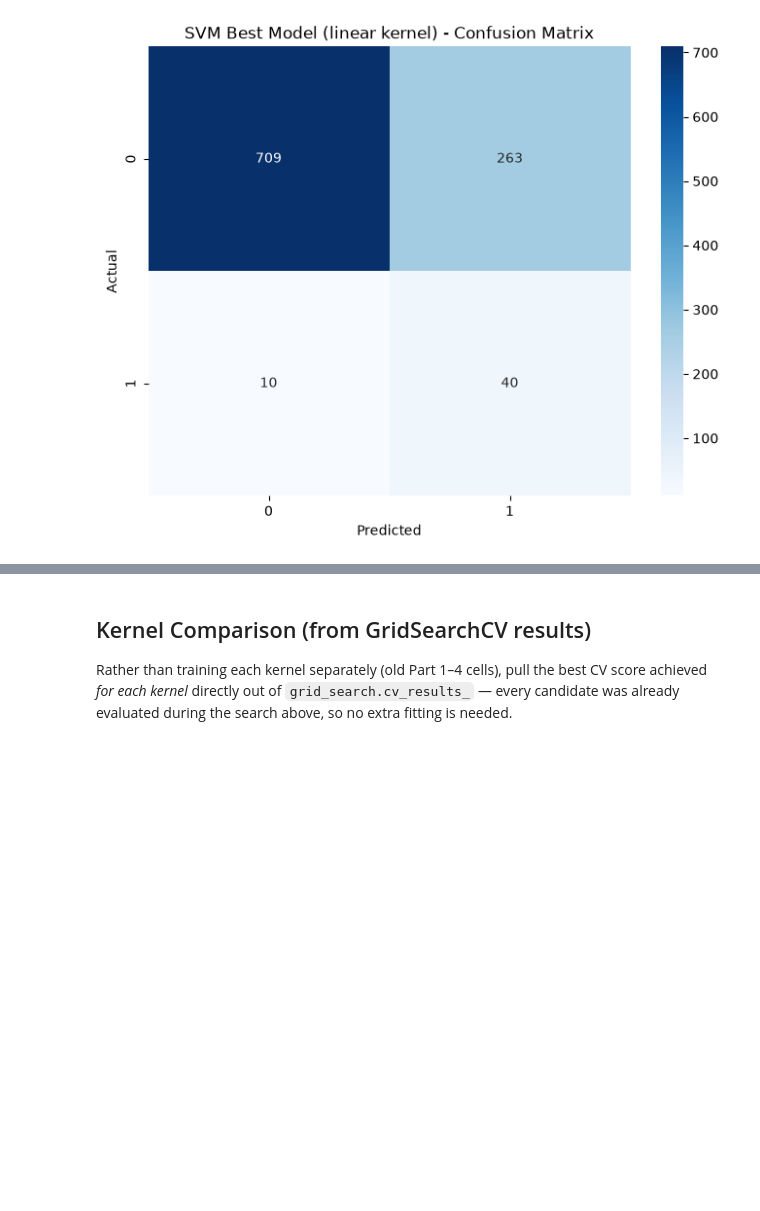
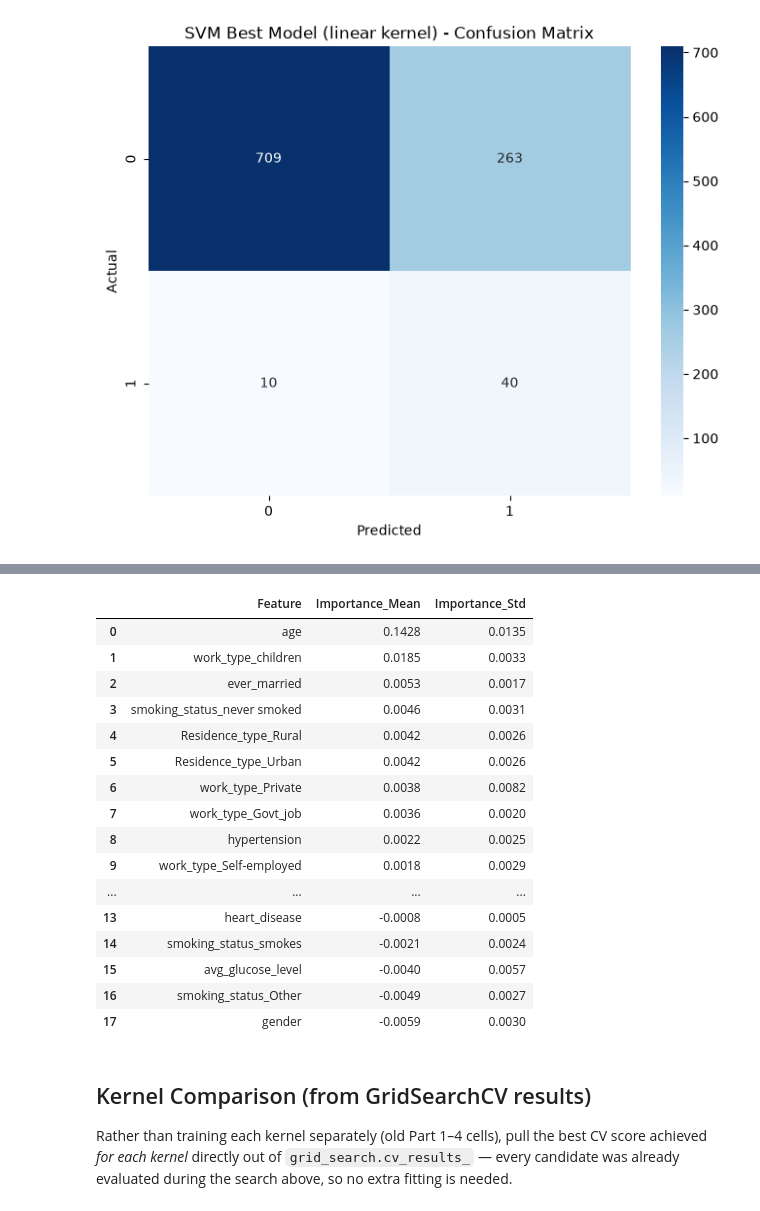
Before and after one commit to bn1ce/stroke_prediction, a Jupyter notebook: SVM.ipynb, the cells around one changed output, grey strips where cells are left out. Cells and saved outputs as stored; diff of their text form; code cells hidden in the pictures; blank space fills up the shorter version.

```diff
--- a/SVM.ipynb
+++ b/SVM.ipynb
@@ -522,3 +621,41 @@ plt.show()
+# %%
+from sklearn.inspection import permutation_importance
+
+perm_result = permutation_importance(
+    best_model,
+    X_test,
+    y_test,
+    scoring="f1",          # matches the metric used to select the best model in GridSearchCV
+    n_repeats=20,
+    random_state=42,
+    n_jobs=-1
+)
+
+perm_importance_df = pd.DataFrame({
+    "Feature": X_test.columns,
+    "Importance_Mean": perm_result.importances_mean,
+    "Importance_Std": perm_result.importances_std
+}).sort_values("Importance_Mean", ascending=False).reset_index(drop=True)
+
+perm_importance_df.round(4)
+# %% [output]
+|  | Feature | Importance_Mean | Importance_Std |
+| 0 | age | 0.1428 | 0.0135 |
+| 1 | work_type_children | 0.0185 | 0.0033 |
+| 2 | ever_married | 0.0053 | 0.0017 |
+| 3 | smoking_status_never smoked | 0.0046 | 0.0031 |
+| 4 | Residence_type_Rural | 0.0042 | 0.0026 |
+| 5 | Residence_type_Urban | 0.0042 | 0.0026 |
+| 6 | work_type_Private | 0.0038 | 0.0082 |
+| 7 | work_type_Govt_job | 0.0036 | 0.0020 |
+| 8 | hypertension | 0.0022 | 0.0025 |
+| 9 | work_type_Self-employed | 0.0018 | 0.0029 |
+| ... | ... | ... | ... |
+| 13 | heart_disease | -0.0008 | 0.0005 |
+| 14 | smoking_status_smokes | -0.0021 | 0.0024 |
+| 15 | avg_glucose_level | -0.0040 | 0.0057 |
+| 16 | smoking_status_Other | -0.0049 | 0.0027 |
+| 17 | gender | -0.0059 | 0.0030 |
 # %% [markdown]
 ## Kernel Comparison (from GridSearchCV results)
 
```
Also changed, not shown: parts of 13 cells of this notebook, 1 other file.
